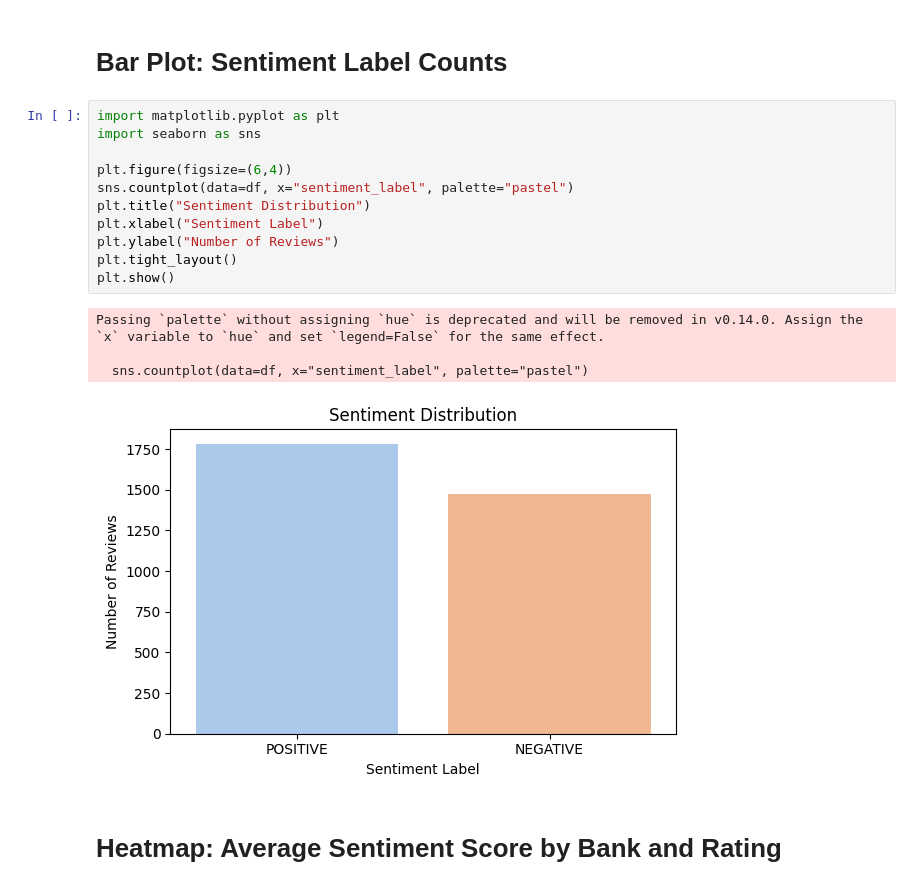
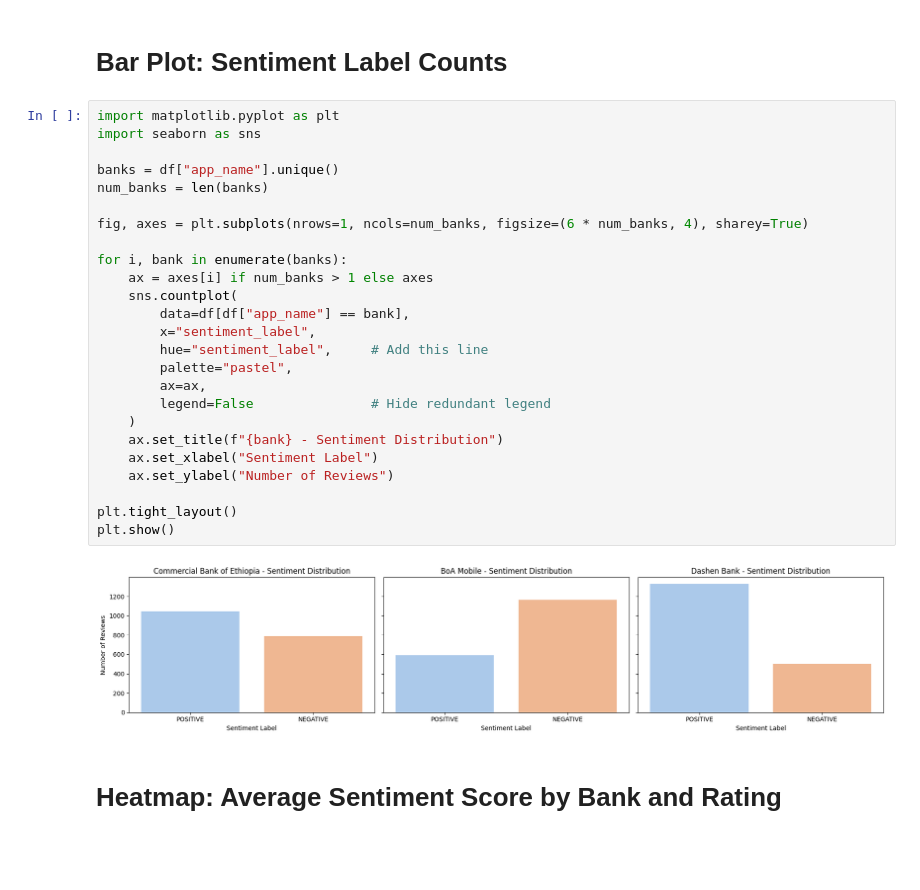
Before and after one commit to OliyadTeshome/Customer-Experience-Analytics-for-Ethiopian-Top-3-Banking-Apps, a Jupyter notebook: notebooks/3_sentiment_and_keywords.ipynb, the cells around one changed output. Cells and saved outputs as stored; diff of their text form; blank space fills up the shorter version.

```diff
--- a/notebooks/3_sentiment_and_keywords.ipynb
+++ b/notebooks/3_sentiment_and_keywords.ipynb
@@ -45,19 +44,30 @@ Device set to use cpu
 # %%
 import matplotlib.pyplot as plt
 import seaborn as sns
 
-plt.figure(figsize=(6,4))
-sns.countplot(data=df, x="sentiment_label", palette="pastel")
-plt.title("Sentiment Distribution")
-plt.xlabel("Sentiment Label")
-plt.ylabel("Number of Reviews")
+banks = df["app_name"].unique()
+num_banks = len(banks)
+
+fig, axes = plt.subplots(nrows=1, ncols=num_banks, figsize=(6 * num_banks, 4), sharey=True)
+
+for i, bank in enumerate(banks):
+    ax = axes[i] if num_banks > 1 else axes
+    sns.countplot(
+        data=df[df["app_name"] == bank],
+        x="sentiment_label",
+        hue="sentiment_label",     # Add this line
+        palette="pastel",
+        ax=ax,
+        legend=False               # Hide redundant legend
+    )
+    ax.set_title(f"{bank} - Sentiment Distribution")
+    ax.set_xlabel("Sentiment Label")
+    ax.set_ylabel("Number of Reviews")
+
 plt.tight_layout()
 plt.show()
 # %% [output]
-Passing `palette` without assigning `hue` is deprecated and will be removed in v0.14.0. Assign the `x` variable to `hue` and set `legend=False` for the same effect.
-
-  sns.countplot(data=df, x="sentiment_label", palette="pastel")
-[figure, old version]
+[figure, new version]
 # %% [markdown]
 # Heatmap: Average Sentiment Score by Bank and Rating
 # %%
```
Also changed, not shown: parts of 18 cells of this notebook, 1 other file.
